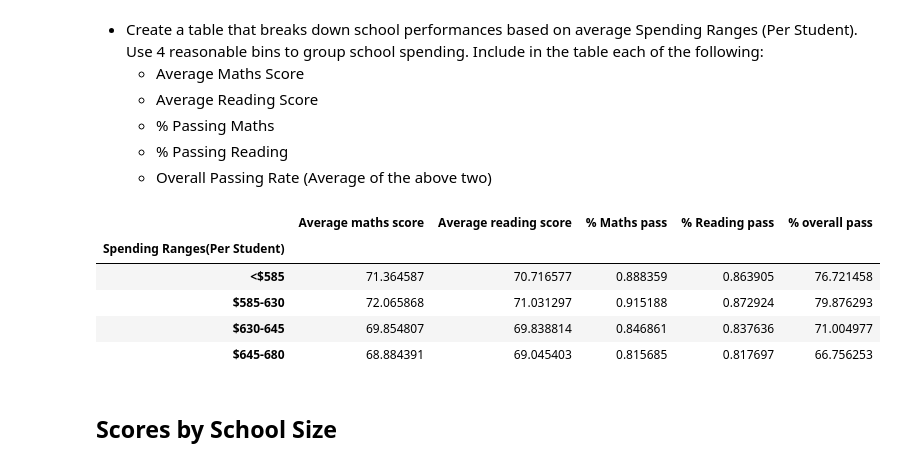
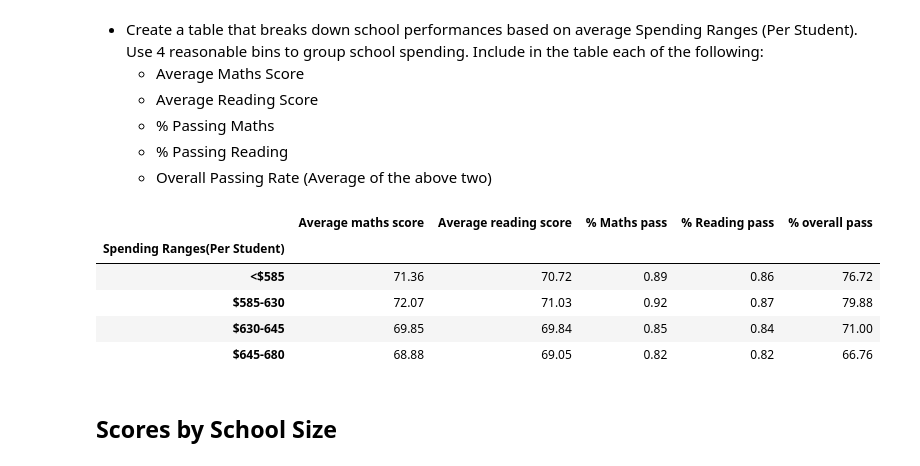
Before and after one commit to JollyCJoseph/pandas-challenge, a Jupyter notebook: PyCitySchools/PyCitySchools.ipynb, the cells around one changed output. Drawn from its saved outputs; the diff is of its cells as text; code cells hidden in the pictures.

```diff
--- a/PyCitySchools/PyCitySchools.ipynb
+++ b/PyCitySchools/PyCitySchools.ipynb
@@ -283,22 +294,22 @@ reading_score_9_10_11_12
 # %%
 performance_by_spending=school_average_df[["Per Student Budget","Average maths score","Average reading score","% Maths pass","% Reading pass","% overall pass"]]
 performance_by_spending=performance_by_spending.reset_index()
 performance_by_spending=performance_by_spending.drop("school_name",axis=1)
 performance_by_spending["Per Student Budget"]=performance_by_spending["Per Student Budget"].str.strip("$").astype(float)
 bins=[0,584.99,629.99,644.99,700]
 group_labels=["<$585","$585-630","$630-645","$645-680"]
 performance_by_spending["Per Student Budget"]=pd.cut(performance_by_spending["Per Student Budget"],bins,labels=group_labels)
 performance_by_spending_group=performance_by_spending.groupby("Per Student Budget")
-spending_ranges=performance_by_spending_group.mean()
+spending_ranges=round(performance_by_spending_group.mean(),2)
 spending_ranges.index.name="Spending Ranges(Per Student)"
 spending_ranges
 # %% [output]
 |  | Average maths score | Average reading score | % Maths pass | % Reading pass | % overall pass |
 | Spending Ranges(Per Student) |  |  |  |  |  |
-| <$585 | 71.364587 | 70.716577 | 0.888359 | 0.863905 | 76.721458 |
-| $585-630 | 72.065868 | 71.031297 | 0.915188 | 0.872924 | 79.876293 |
-| $630-645 | 69.854807 | 69.838814 | 0.846861 | 0.837636 | 71.004977 |
-| $645-680 | 68.884391 | 69.045403 | 0.815685 | 0.817697 | 66.756253 |
+| <$585 | 71.36 | 70.72 | 0.89 | 0.86 | 76.72 |
+| $585-630 | 72.07 | 71.03 | 0.92 | 0.87 | 79.88 |
+| $630-645 | 69.85 | 69.84 | 0.85 | 0.84 | 71.00 |
+| $645-680 | 68.88 | 69.05 | 0.82 | 0.82 | 66.76 |
 # %% [markdown]
 ## Scores by School Size
 # %% [markdown]
```
Also changed, not shown: parts of 7 cells of this notebook.
